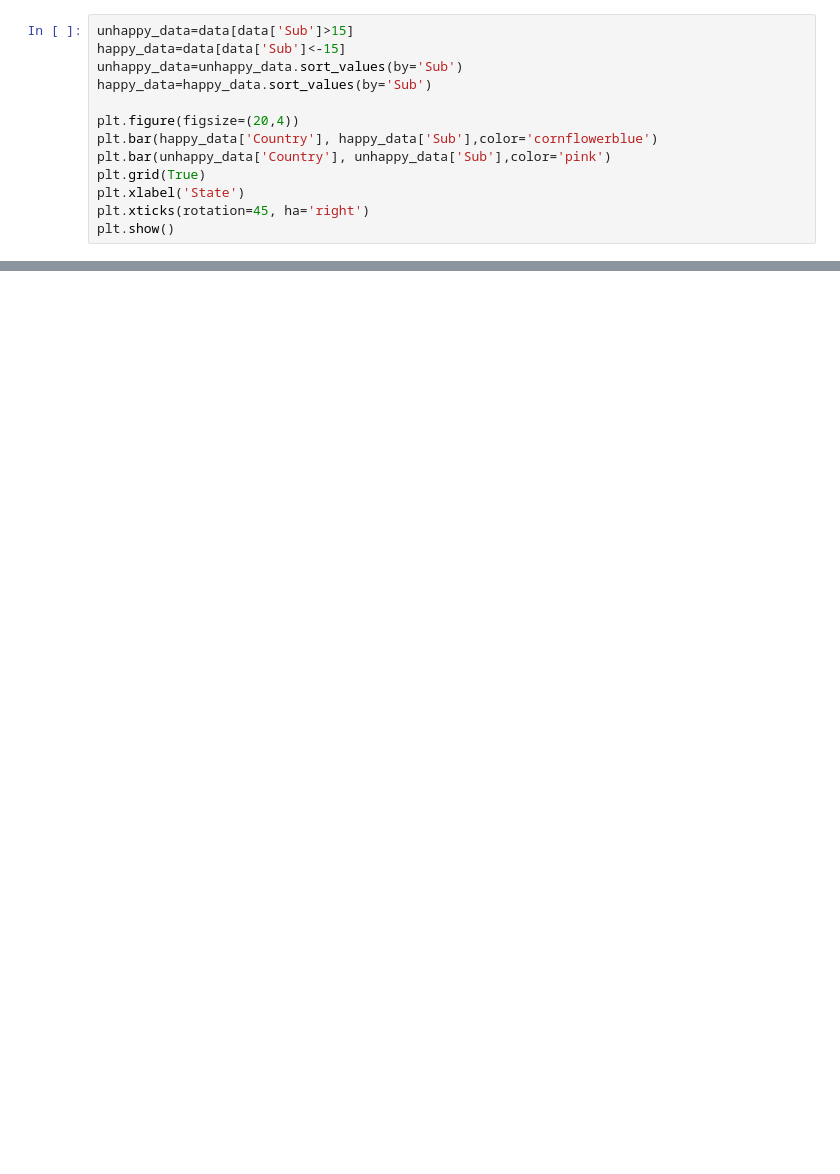
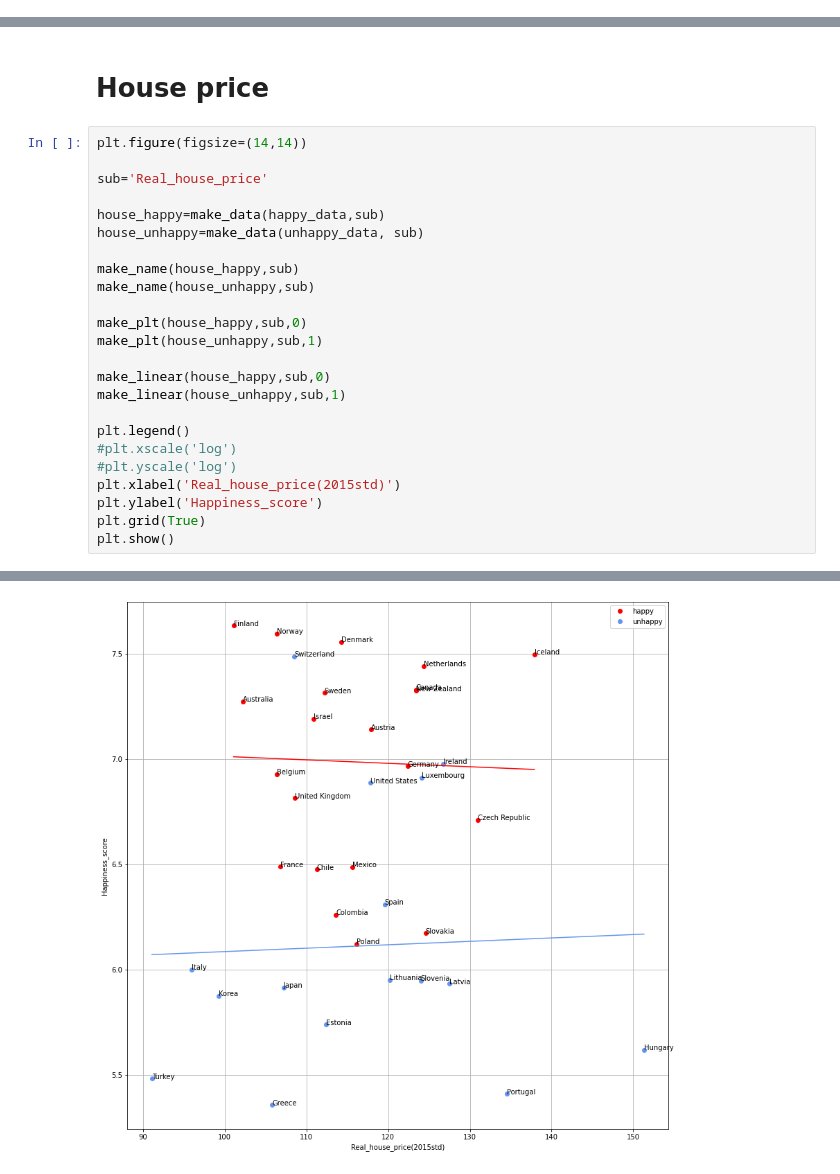
Before and after one commit to kjyju3955/BigdataProgramming, a Jupyter notebook: 프로젝트/Untitled.ipynb, the cells around one changed output, grey strips where cells are left out. Saved outputs shown, nothing was run; the diff lists cells and outputs as text; blank space fills up the shorter version.

```diff
--- a/프로젝트/Untitled.ipynb
+++ b/프로젝트/Untitled.ipynb
@@ -34,13 +47,0 @@ plt.show()
-# %%
-unhappy_data=data[data['Sub']>15]
-happy_data=data[data['Sub']<-15]
-unhappy_data=unhappy_data.sort_values(by='Sub')
-happy_data=happy_data.sort_values(by='Sub')
-
-plt.figure(figsize=(20,4))
-plt.bar(happy_data['Country'], happy_data['Sub'],color='cornflowerblue')
-plt.bar(unhappy_data['Country'], unhappy_data['Sub'],color='pink')
-plt.grid(True)
-plt.xlabel('State')
-plt.xticks(rotation=45, ha='right')
-plt.show()
@@ -91,0 +195,27 @@ plt.show()
+# %% [markdown]
+# House price
+# %%
+plt.figure(figsize=(14,14))
+
+sub='Real_house_price'
+
+house_happy=make_data(happy_data,sub)
+house_unhappy=make_data(unhappy_data, sub)
+
+make_name(house_happy,sub)
+make_name(house_unhappy,sub)
+
+make_plt(house_happy,sub,0)
+make_plt(house_unhappy,sub,1)
+
+make_linear(house_happy,sub,0)
+make_linear(house_unhappy,sub,1)
+
+plt.legend()
+#plt.xscale('log')
+#plt.yscale('log')
+plt.xlabel('Real_house_price(2015std)')
+plt.ylabel('Happiness_score')
+plt.grid(True)
+plt.show()
+# %% [output]
@@ -91,0 +238 @@ plt.show()
+[figure, added]
```
Also changed, not shown: parts of 9 cells of this notebook, 2 other files.
